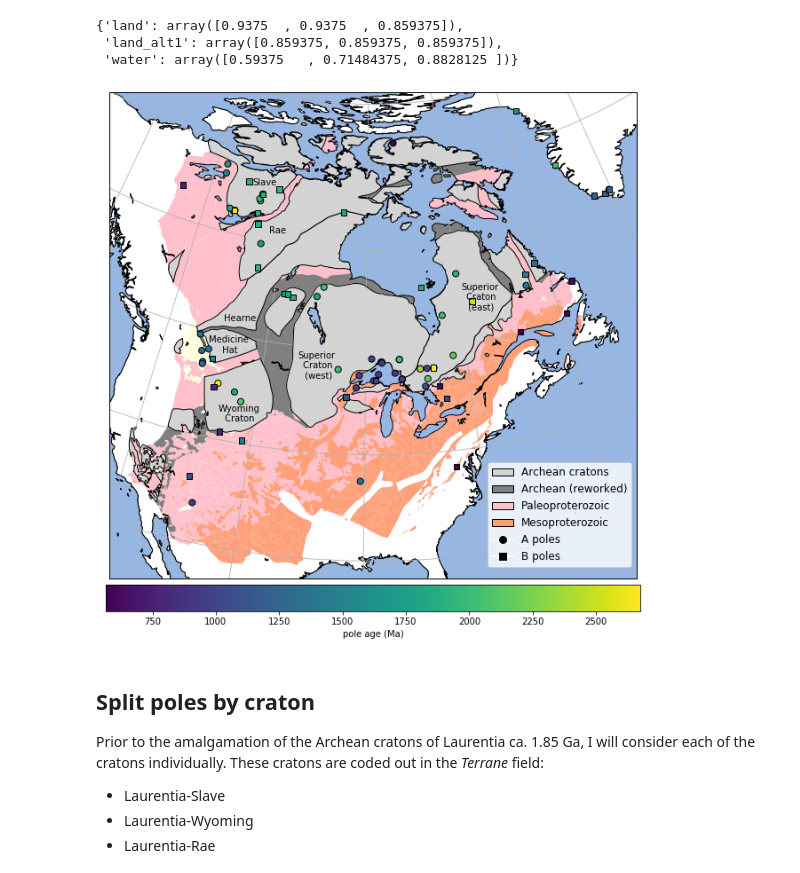
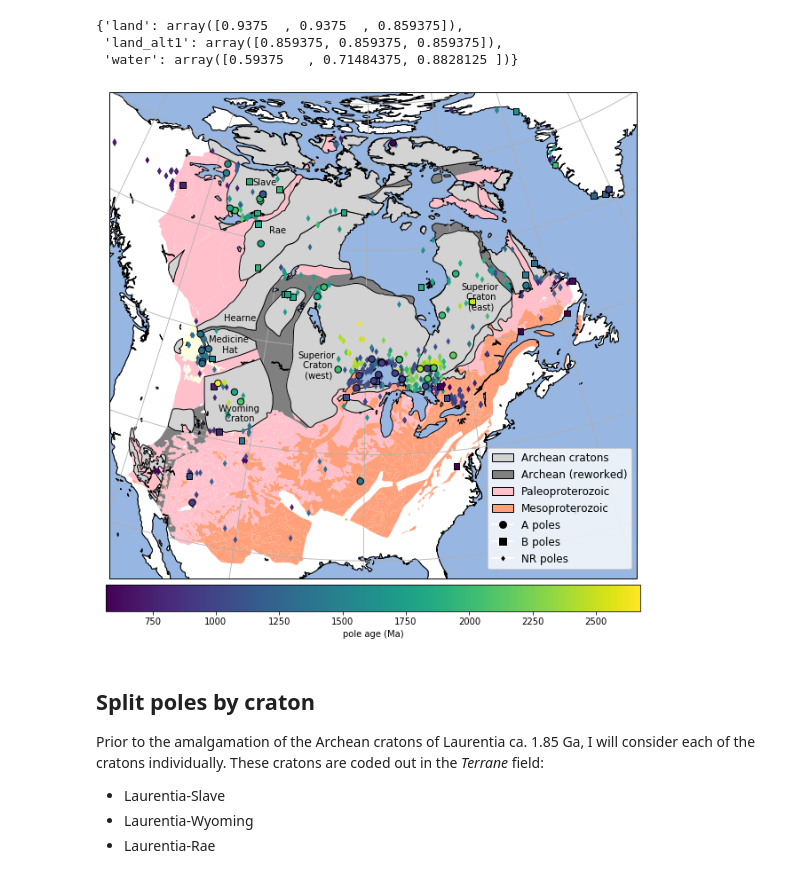
Before and after one commit to Swanson-Hysell-Group/Laurentia_Paleogeography, a Jupyter notebook: figures_analysis.ipynb, the cells around one changed output. Drawn from its saved outputs; the diff is of its cells as text; code cells hidden in the pictures.

Commit message:
begin to incorporate PALEOMAGIA poles

```diff
--- a/figures_analysis.ipynb
+++ b/figures_analysis.ipynb
@@ -28,0 +33,5 @@ all_poles_B = all_poles[all_poles['Grade']=='B']
+# %%
+Leirubakki_poles = pd.read_excel('Data/Leirubakki_Laurentia.xlsx')
+paleomagia_all = pd.read_csv('Data/paleomagia_2_08_2018-10-24.csv',delimiter=';')
+paleomagia_Laurentia = pd.read_csv('Data/list_2019-03-17_01-51.csv')
+paleomagia_all.columns
@@ -29,3 +90,6 @@ all_poles_B = all_poles[all_poles['Grade']=='B']
+# %%
+poles_A = Leirubakki_poles[Leirubakki_poles['Grade']=='A']
+poles_B = Leirubakki_poles[Leirubakki_poles['Grade']=='B']
 # %% [markdown]
 ## Figure 1
 
@@ -122,22 +186,27 @@ for unit in units:
     elif unit.attributes['Unit'] == '> 2.5 Ga Archean crust':
         ax.add_geometries(unit.geometry, ccrs.PlateCarree(),
                       facecolor='lightgrey',edgecolor='black',
-                      label=unit.attributes['Unit'],zorder=99)
+                      label=unit.attributes['Unit'],zorder=80)
 
 
 ax.gridlines()
 ax.add_feature(lakes, edgecolor='black')
 ax.add_feature(ocean, edgecolor='black')
 
-A_pole_locales = ax.scatter(all_poles_A.SLONG.tolist(), all_poles_A.SLAT.tolist(),
-           c=all_poles_A['nominal age'].tolist(),
-           edgecolors='black', s=50,
+A_pole_locales = ax.scatter(poles_A.SLONG.tolist(), poles_A.SLAT.tolist(),
+           c=poles_A['nominal age'].tolist(),
+           edgecolors='black', s=55,
+           transform=ccrs.Geodetic(),zorder=101)
+
+B_pole_locales = ax.scatter(poles_B.SLONG.tolist(), poles_B.SLAT.tolist(),
+           c=poles_B['nominal age'].tolist(),
+           edgecolors='black', s=45, marker='s',
            transform=ccrs.Geodetic(),zorder=100)
 
-B_pole_locales = ax.scatter(all_poles_B.SLONG.tolist(), all_poles_B.SLAT.tolist(),
-           c=all_poles_B['nominal age'].tolist(),
-           edgecolors='black', s=40, marker='s',
-           transform=ccrs.Geodetic(),zorder=100)
+NR_pole_locales = ax.scatter(paleomagia_poles.SLON.tolist(), paleomagia_poles.SLAT.tolist(),
+           c=paleomagia_poles.AGE.tolist(),
+           edgecolors='none', s=30, marker='d',
+           transform=ccrs.Geodetic(),zorder=99)
 
 plt.text(-97, 47, 'Superior\n Craton\n (west)',
          horizontalalignment='center',
@@ -160,36 +229,38 @@ plt.text(-109.5,51.5, 'Hearne',
          transform=ccrs.Geodetic(),zorder=101)
 
 plt.text(-106,61, 'Rae',
          horizontalalignment='center',
          transform=ccrs.Geodetic(),zorder=101)
 
 plt.text(-110,66, 'Slave',
          horizontalalignment='center',
          transform=ccrs.Geodetic(),zorder=101)
 
 
 legend_elements = [Patch(facecolor='lightgrey', edgecolor='k',
                          label='Archean cratons'),
                    Patch(facecolor='grey', edgecolor='k',
                          label='Archean (reworked)'),
                     Patch(facecolor='pink', edgecolor='k',
                          label='Paleoproterozoic'),
                     Patch(facecolor='LightSalmon', edgecolor='k',
                          label='Mesoproterozoic'),
                    Line2D([0], [0], marker='o', color='w', label='A poles',
                           markerfacecolor='k', markersize=10),
                    Line2D([0], [0], marker='s', color='w', label='B poles',
-                          markerfacecolor='k', markersize=10)]
+                          markerfacecolor='k', markersize=10),
+                  Line2D([0], [0], marker='d', color='w', label='NR poles',
+                          markerfacecolor='k', markersize=6)]
 
 plt.legend(handles=legend_elements, loc='upper right',
-           bbox_to_anchor=(1,0.25), fancybox=True, fontsize = 12)
+           bbox_to_anchor=(1,0.28), fancybox=True, fontsize = 12)
 
 
 plt.colorbar(B_pole_locales,orientation='horizontal',pad=0.01,shrink=0.9,label='pole age (Ma)')
 plt.savefig('./Figures/Fig1_map.pdf')
 plt.show()
 # %% [output]
-[figure, old version]
+[figure, new version]
 # %% [markdown]
 ## Split poles by craton
 Prior to the amalgamation of the Archean cratons of Laurentia ca. 1.85 Ga, I will consider each of the cratons individually. These cratons are coded out in the *Terrane* field:
```
Also changed, not shown: parts of 8 cells of this notebook, 3 other files.
